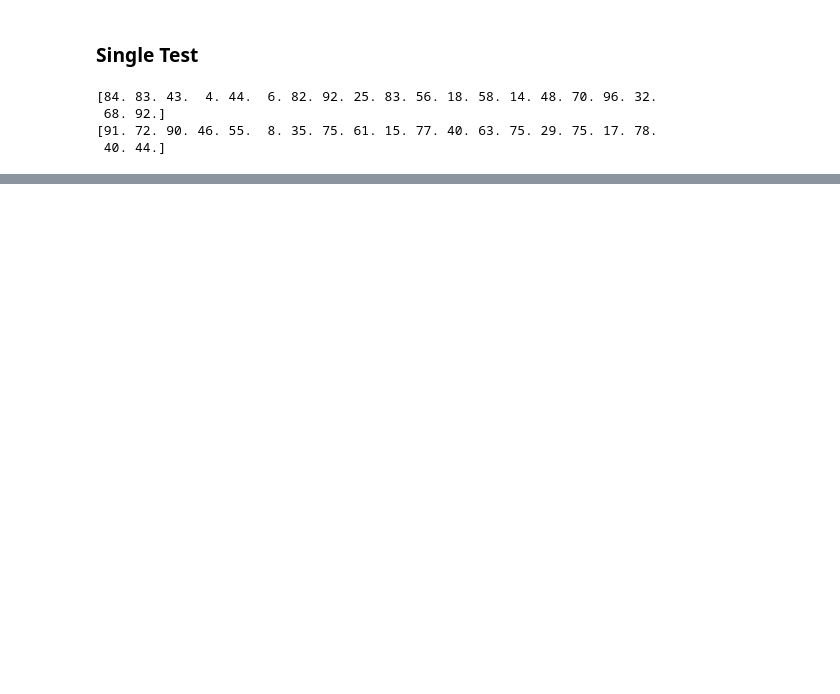
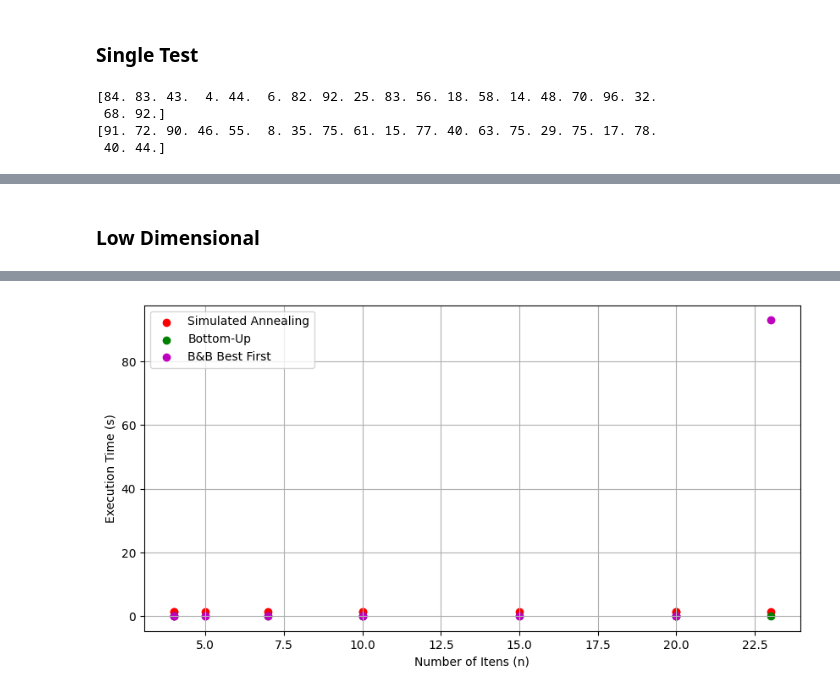
Before and after one commit to RodrigoFernandes-DA/TPs_Univ, a Jupyter notebook: Recherche Operationelle/TP5 - Simulated Annealing.ipynb, the cells around one changed output, grey strips where cells are left out. Saved outputs shown, nothing was run; the diff lists cells and outputs as text; code cells hidden in the pictures; blank space fills up the shorter version.

```diff
--- a/Recherche Operationelle/TP5 - Simulated Annealing.ipynb
+++ b/Recherche Operationelle/TP5 - Simulated Annealing.ipynb
@@ -226,9 +226,11 @@ def simulated_annealing_knapsack(values, weights, wmax, T0=100, coeff=0.99, iter
     best_solution = current_solution.copy()
     best_value = current_value
     T = T0
+    n_it = 0
 
     # Loop principal
     while T > stop_threshold:
+        n_it = n_it +1
         nb_moves = 0
         for i in range(iter_step):
             # Gera vizinho
@@ -255,7 +257,7 @@ def simulated_annealing_knapsack(values, weights, wmax, T0=100, coeff=0.99, iter
             break  # Critério de parada se a aceitação for muito baixa
         T *= coeff
 
-    return best_solution, best_value
+    return best_solution, best_value, n_it
 # %% [markdown]
 ### Single Test
 # %%
@@ -322,5 +324,0 @@ Chosen itens: [3, 13, 8, 17, 11, 2, 10, 5, 4, 12, 0, 15, 1, 7, 18, 19, 6]
-# %%
-for i in range(4):
-    best_solution, best_value = simulated_annealing_knapsack(weights, values, wmax)
-    print("Melhor valor encontrado:", best_value)
-    print("Itens selecionados:", best_solution)
@@ -335,0 +325,65 @@ Itens selecionados: [1 1 1 0 1 0 1 1 1 1 1 1 1 0 1 1 1 0 1 1]
+# %% [markdown]
+### Low Dimensional
+# %%
+datasets = []
+listing = os.listdir("./instances_01_KP/low-dimensional/")
+my_array=np.zeros(shape=(0,5))
+for infile in listing:
+    path = "./instances_01_KP/low-dimensional/" + infile
+    data = np.loadtxt(path)
+    datasets.append(data)
+# %%
+methods = {
+    "Simulated Annealing" : simulated_annealing_knapsack,
+    "Bottom-Up": knapsack_BU,
+    "B&B Best First": KPBB_BestFirst
+}
+
+times = {method: [] for method in methods}
+n_values = []
+
+
+for dataset in datasets:
+    n = int(dataset[0][0])
+    wmax = dataset[0][1]
+    itens = dataset[1:]
+    weights = dataset[1:, 1]
+    values = dataset[1:, 0]
+
+    print(f"\n=== Problem with {n:.0f} items and {wmax:.0f} capacity ===")
+
+    for method_name, method in methods.items():
+        tic = time.perf_counter()
+
+        if method_name == "Simulated Annealing":
+            bestTaken, best_value, n_it = method(values, weights, wmax)
+            print("Estimated Best value:", bestValue)
+        elif method_name == "Bottom-Up":
+            bestValue, n_it = method(values, weights, wmax)
+            print("Optimal value:", bestValue)
+            bestTaken = None
+        else:
+            knapsack_solver = method(values, weights, wmax)
+            print("Chosen itens:", bestTaken)
+            bestValue, bestTaken, n_it = knapsack_solver.solve()
+
+        toc = time.perf_counter()
+        times[method_name].append(toc - tic)
+        print(f"{method_name} = {(toc - tic):.4}s")
+        print(n_it, "iteraions \n")
+
+    n_values.append(n)
+
+# Plot exec times
+plt.figure(figsize=(10, 5))
+colors = ['r', 'g', 'm', 'b']
+
+for (method_name, method_times), color in zip(times.items(), colors):
+    plt.scatter(n_values, method_times, marker='o', linestyle='-', color=color, label=method_name)
+
+plt.xlabel("Number of Itens (n)")
+plt.ylabel("Execution Time (s)")
+plt.legend()
+plt.grid(True)
+plt.show()
+# %% [output]
@@ -335,0 +407 @@ Itens selecionados: [1 1 1 0 1 0 1 1 1 1 1 1 1 0 1 1 1 0 1 1]
+[figure, added]
```
Also changed, not shown: parts of 8 cells of this notebook.
